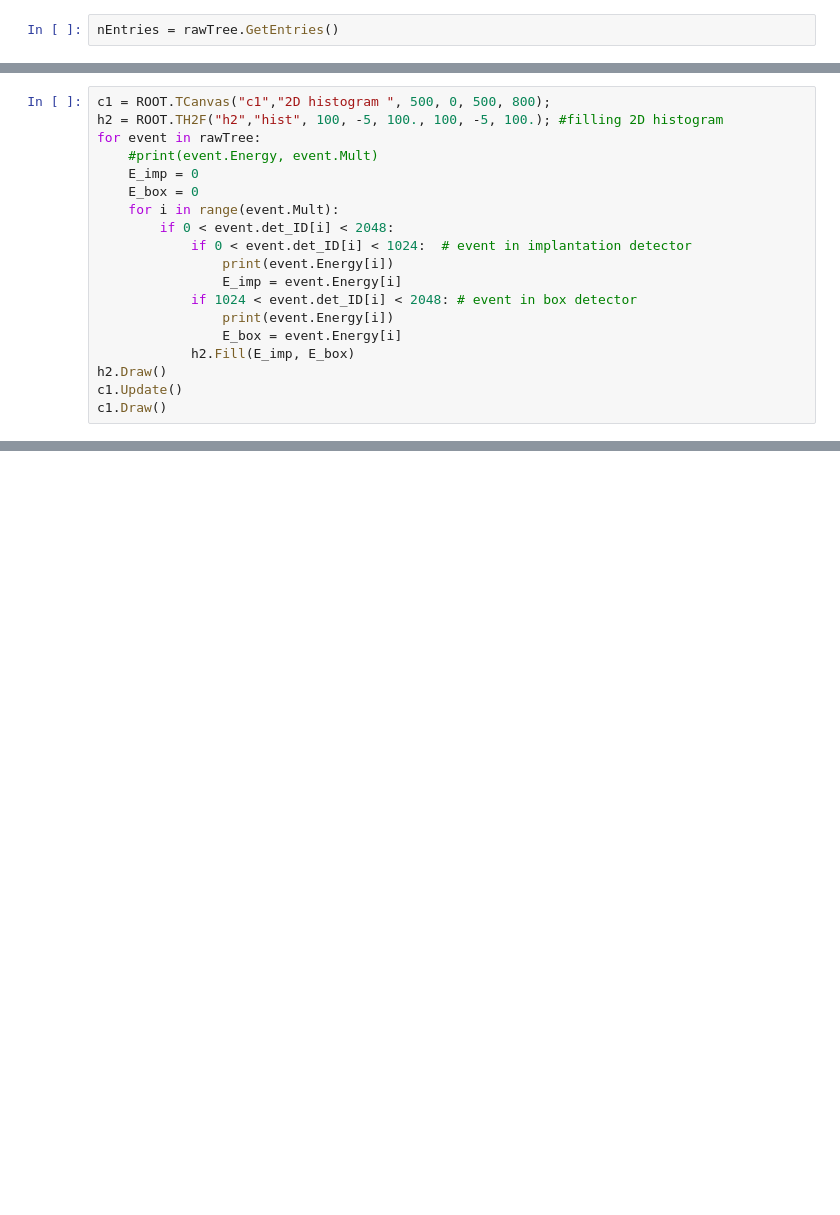
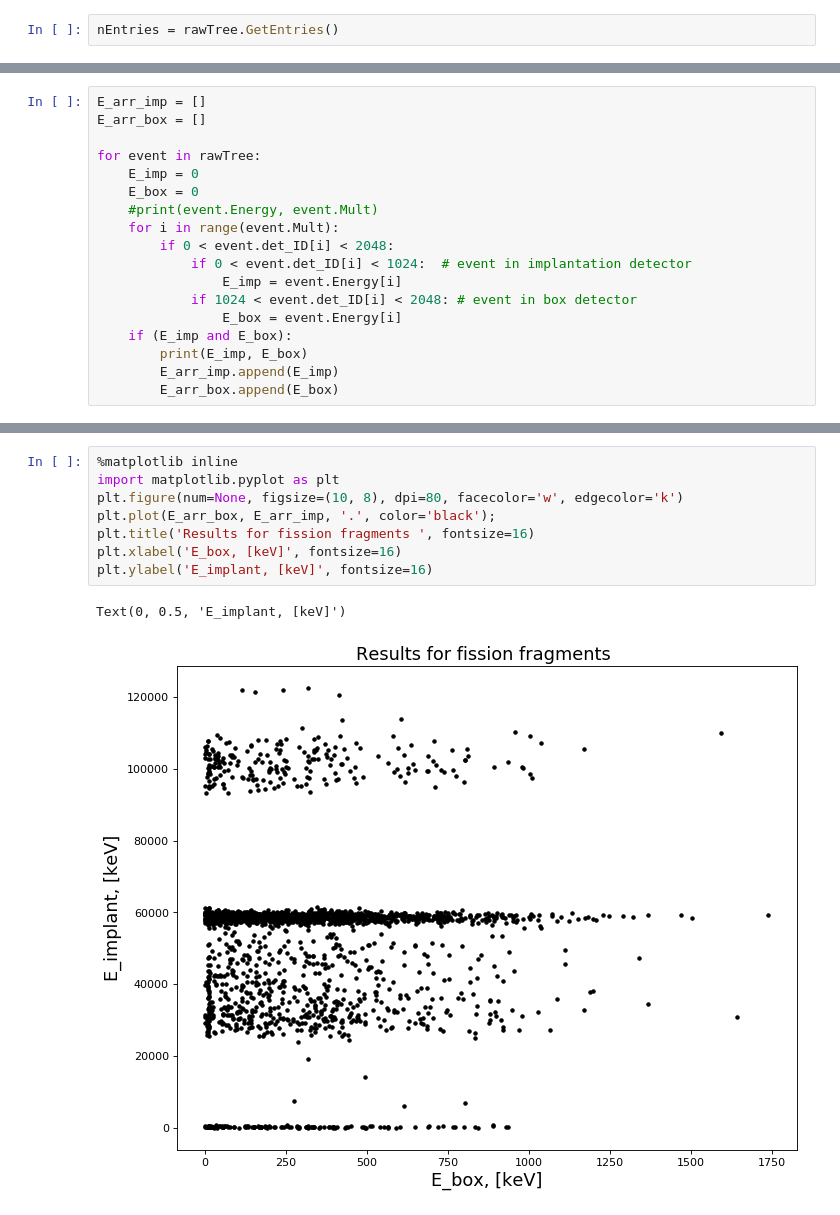
Before and after one commit to teokem/project-work-2020-yuliiahrabar, a Jupyter notebook: ReadROOToutput.ipynb, the cells around one changed output, grey strips where cells are left out. Drawn from its saved outputs; the diff is of its cells as text; blank space fills up the shorter version.

```diff
--- a/ReadROOToutput.ipynb
+++ b/ReadROOToutput.ipynb
@@ -67,20 +95,19 @@ Warning in <TFile::Append>: Replacing existing TH1: h1 (Potential memory leak).
 # %%
-c1 = ROOT.TCanvas("c1","2D histogram ", 500, 0, 500, 800);
-h2 = ROOT.TH2F("h2","hist", 100, -5, 100., 100, -5, 100.); #filling 2D histogram
+E_arr_imp = []
+E_arr_box = []
+
 for event in rawTree:
-    #print(event.Energy, event.Mult)
     E_imp = 0
     E_box = 0
+    #print(event.Energy, event.Mult)
     for i in range(event.Mult):
         if 0 < event.det_ID[i] < 2048:
             if 0 < event.det_ID[i] < 1024:  # event in implantation detector
-                print(event.Energy[i])
                 E_imp = event.Energy[i]
             if 1024 < event.det_ID[i] < 2048: # event in box detector
-                print(event.Energy[i])
                 E_box = event.Energy[i]
-            h2.Fill(E_imp, E_box)
-h2.Draw()
-c1.Update()
-c1.Draw()
+    if (E_imp and E_box):
+        print(E_imp, E_box)
+        E_arr_imp.append(E_imp)
+        E_arr_box.append(E_box)
 # %% [output]
@@ -91,0 +131,11 @@ Warning in <TFile::Append>: Replacing existing TH1: h2 (Potential memory leak).
+# %%
+%matplotlib inline
+import matplotlib.pyplot as plt
+plt.figure(num=None, figsize=(10, 8), dpi=80, facecolor='w', edgecolor='k')
+plt.plot(E_arr_box, E_arr_imp, '.', color='black');
+plt.title('Results for fission fragments ', fontsize=16)
+plt.xlabel('E_box, [keV]', fontsize=16)
+plt.ylabel('E_implant, [keV]', fontsize=16)
+# %% [output]
+Text(0, 0.5, 'E_implant, [keV]')
+[figure, added]
```
Also changed, not shown: parts of 5 cells of this notebook, 2 other files.
